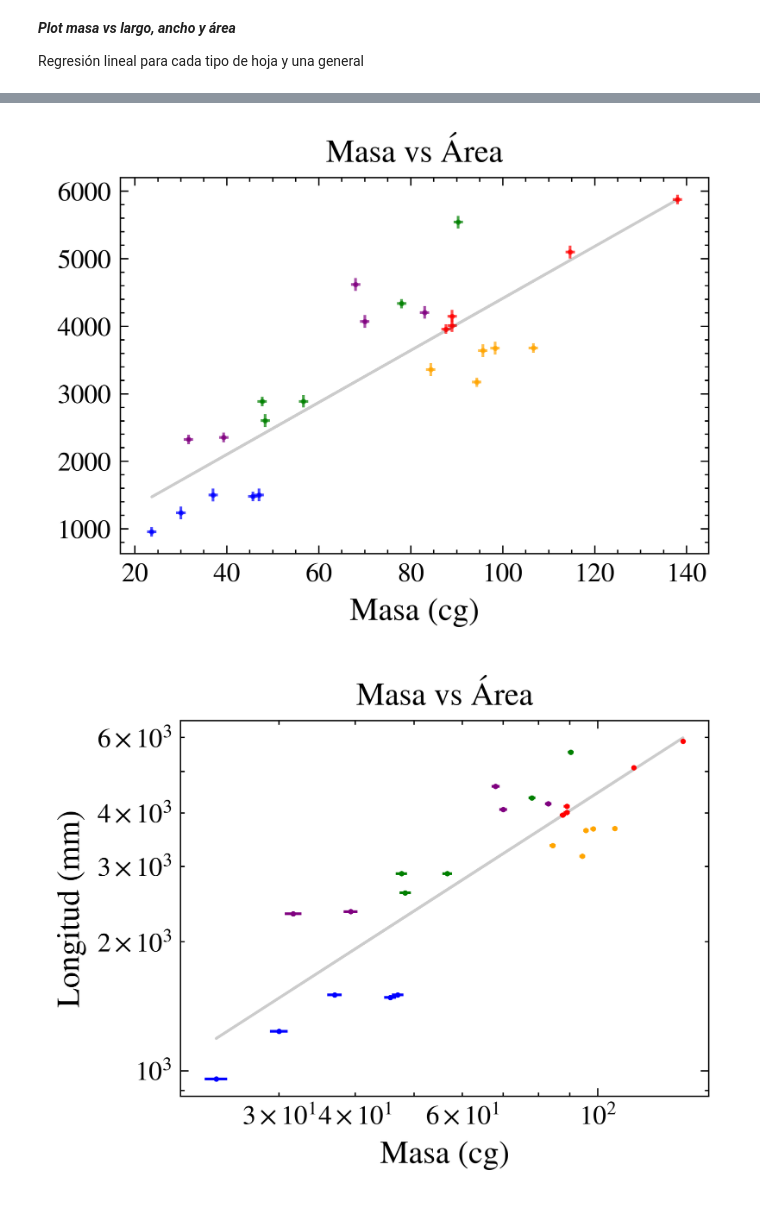
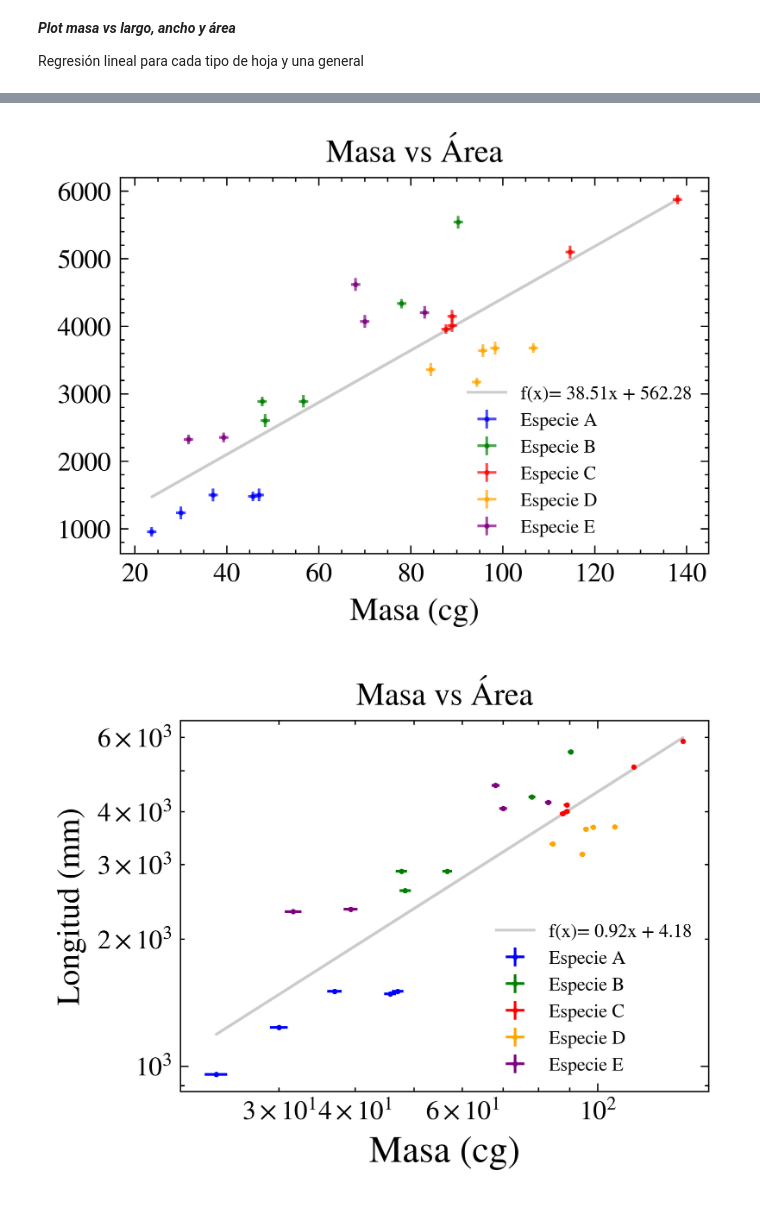
Before and after one commit to ignaschuemer7/Labo_I-Fisica_I, a Jupyter notebook: stats.ipynb, the cells around one changed output, grey strips where cells are left out. Drawn from its saved outputs; the diff is of its cells as text; code cells hidden in the pictures.

Commit message:
Update graphs

```diff
--- a/stats.ipynb
+++ b/stats.ipynb
@@ -43,16 +43,17 @@ tol = 1
 sistematicWeightError = (3* (0.1**2))**0.5
 sigmaWeightMeanError = 1
 
-clases = [(cA, 'Class A', 'blue'), (cB, 'Class B','green'), (cC, 'Class C', 'red'), (cD, 'Class D', 'orange'), (cE, 'Class E', 'purple')]
+clases = [(cA, 'Especie A', 'blue'), (cB, 'Especie B','green'), (cC, 'Especie C', 'red'), (cD, 'Especie D', 'orange'), (cE, 'Especie E', 'purple')]
 for clase in clases:
     massError = (sistematicWeightError**2 + sigmaWeightMeanError**2)**0.5
-    plt.errorbar(clase[0]['weight']*100, clase[0]['length'], xerr=massError, yerr=tol, fmt='o', label=clase[1], ms=diameter_points, color=clase[2], alpha=1)
+    plt.errorbar(clase[0]['weight']*100, clase[0]['length'], xerr=massError, yerr=tol, fmt='o', ms=diameter_points, color=clase[2], alpha=1)
     regression_coeffs = np.polyfit(clase[0]['weight']*100, clase[0]['length'], 1)
     regression_line = np.polyval(regression_coeffs, clase[0]['weight']*100)
-    plt.plot(clase[0]['weight']*100, regression_line, label='Regresión lineal', alpha=0.2, color=clase[2])
+    plt.plot(clase[0]['weight']*100, regression_line, alpha=0.2, label=f'f(x)= {regression_coeffs[0]:.2f}x + {regression_coeffs[1]:.2f}', color = clase[2])
 plt.xlabel('Masa (cg)')
 plt.ylabel('Longitud (mm)')
 plt.title('Masa vs Longitud')
+plt.legend(fontsize=8)
 plt.show()
 
 #plot only one regression
@@ -61,10 +62,11 @@ for clase in clases:
     plt.errorbar(clase[0]['weight']*100, clase[0]['length'], xerr=massError, yerr=tol, fmt='o', label=clase[1], ms=diameter_points, color=clase[2], alpha=1)
 regression_coeffs = np.polyfit(df['weight']*100, df['length'], 1)
 regression_line = np.polyval(regression_coeffs, df['weight']*100)
-plt.plot(df['weight']*100, regression_line, label='Regresión lineal', alpha=0.2, color='black')
+plt.plot(df['weight']*100, regression_line, label=f'f(x)= {regression_coeffs[0]:.2f}x + {regression_coeffs[1]:.2f}', alpha=0.2, color='black')
 plt.xlabel('Masa (cg)')
 plt.ylabel('Longitud (mm)')
 plt.title('Masa vs Longitud')
+plt.legend(fontsize=8)
 plt.show()
 
 
@@ -83,13 +85,14 @@ regression_line = np.polyval(regression_coeffs, np.log(combined_weights))
 # Convertir la recta ajustada de regresión a la escala original
 regression_line_original = np.exp(regression_line)
 
-plt.plot(combined_weights, regression_line_original, label='Regresión lineal', alpha=0.2, color='black')
+plt.plot(combined_weights, regression_line_original, alpha=0.2, color='black', label=f'f(x)= {regression_coeffs[0]:.2f}x + {regression_coeffs[1]:.2f}')
 plt.xlabel('Masa (cg)')
 plt.ylabel('Longitud (mm)')
 plt.title('Masa vs Longitud')
 # Configuración de la escala logarítmica
 plt.xscale('log')
 plt.yscale('log')
+plt.legend(fontsize=8)
 # plt.legend()
 plt.show()
 # %% [output]
@@ -99,13 +102,14 @@ plt.show()
 # %%
 for clase in clases:
     massError = (sistematicWeightError**2 + sigmaWeightMeanError**2)**0.5
-    plt.errorbar(clase[0]['weight']*100, clase[0]['width'], xerr=massError, yerr=tol, fmt='o', label=clase[1], ms=diameter_points, color=clase[2], alpha=1)
+    plt.errorbar(clase[0]['weight']*100, clase[0]['width'], xerr=massError, yerr=tol, fmt='o', ms=diameter_points, color=clase[2], alpha=1)
     regression_coeffs = np.polyfit(clase[0]['weight']*100, clase[0]['width'], 1)
     regression_line = np.polyval(regression_coeffs, clase[0]['weight']*100)
-    plt.plot(clase[0]['weight']*100, regression_line, label='Regresión lineal', alpha=0.2, color=clase[2])
+    plt.plot(clase[0]['weight']*100, regression_line, label=f'f(x)= {regression_coeffs[0]:.2f}x + {regression_coeffs[1]:.2f}', alpha=0.2, color = clase[2])
 plt.xlabel('Masa (cg)')
 plt.ylabel('Ancho (mm)')
 plt.title('Masa vs Ancho')
+plt.legend(fontsize=8)
 plt.show()
 
 #plot only one regression
@@ -114,9 +118,10 @@ for clase in clases:
     plt.errorbar(clase[0]['weight']*100, clase[0]['width'], xerr=massError, yerr=tol, fmt='o', label=clase[1], ms=diameter_points, color=clase[2], alpha=1)
 regression_coeffs = np.polyfit(df['weight']*100, df['width'], 1)
 regression_line = np.polyval(regression_coeffs, df['weight']*100)
-plt.plot(df['weight']*100, regression_line, label='Regresión lineal', alpha=0.2, color='black')
+plt.plot(df['weight']*100, regression_line, label=f'f(x)= {regression_coeffs[0]:.2f}x + {regression_coeffs[1]:.2f}', alpha=0.2, color='black')
 plt.xlabel('Masa (cg)')
 plt.ylabel('Ancho (mm)')
 plt.title('Masa vs Ancho')
+plt.legend(fontsize=7)
 plt.show()
 # %% [output]
@@ -128,12 +133,13 @@ tol = 1 #Absolut error of each sample (width and lenght) (mm)
 for clase in clases:
     sigmaArea = [((1/4 * b0 * np.pi)**2 * tol**2 +  (1/4 * a0 * np.pi)**2 * tol**2)**0.5 for a0, b0 in zip(clase[0]['width'], clase[0]['length'])]
     tol = ((sistematicWeightError)**2 + sigmaWeightMeanError**2)**0.5
-    plt.errorbar(clase[0]['weight']*100, clase[0]['area'], yerr=sigmaArea, xerr=tol, fmt='o', label=clase[1], ms=diameter_points, color=clase[2], alpha=0.7)
+    plt.errorbar(clase[0]['weight']*100, clase[0]['area'], yerr=sigmaArea, xerr=tol, fmt='o', ms=diameter_points, color=clase[2], alpha=0.7)
     regression_coeffs = np.polyfit(clase[0]['weight']*100, clase[0]['area'], 1)
     regression_line = np.polyval(regression_coeffs, clase[0]['weight']*100)
-    plt.plot(clase[0]['weight']*100, regression_line, label='Linear Regression', alpha=0.2, color=clase[2])
+    plt.plot(clase[0]['weight']*100, regression_line, label=f'f(x)= {regression_coeffs[0]:.2f}x + {regression_coeffs[1]:.2f}', alpha=0.2, color = clase[2])
 plt.xlabel('Masa (cg)')
 plt.title('Masa vs Área')
+plt.legend(fontsize=7)
 plt.show()
 
 #plot only one regression
@@ -141,9 +147,10 @@ for clase in clases:
     plt.errorbar(clase[0]['weight']*100, clase[0]['area'], yerr=sigmaArea, xerr=tol, fmt='o', label=clase[1], ms=diameter_points, color=clase[2], alpha=0.7)
 regression_coeffs = np.polyfit(df['weight']*100, df['area'], 1)
 regression_line = np.polyval(regression_coeffs, df['weight']*100)
-plt.plot(df['weight']*100, regression_line, label='Linear Regression', alpha=0.2, color='black')
+plt.plot(df['weight']*100, regression_line, label=f'f(x)= {regression_coeffs[0]:.2f}x + {regression_coeffs[1]:.2f}', alpha=0.2, color='black')
 plt.xlabel('Masa (cg)')
 plt.title('Masa vs Área')
+plt.legend(fontsize=7)
 plt.show()
 
 
@@ -158,8 +165,9 @@ regression_line = np.polyval(regression_coeffs, np.log(combined_weights))
 
 regression_line_original = np.exp(regression_line)
 
-plt.plot(combined_weights, regression_line_original, label='Regresión lineal', alpha=0.2, color='black')
-plt.xlabel('Masa (cg)')
+plt.plot(combined_weights, regression_line_original, label=f'f(x)= {regression_coeffs[0]:.2f}x + {regression_coeffs[1]:.2f}', alpha=0.2, color='black')
+plt.legend(fontsize=7)
+plt.xlabel('Masa (cg)', fontsize=14)
 plt.ylabel('Longitud (mm)')
 plt.title('Masa vs Área')
 plt.xscale('log')
@@ -170,5 +178,5 @@ plt.show()
-[figure, old version]
+[figure, new version]
-[figure, old version]
+[figure, new version]
 # %%
 #regresion raiz cuadrada
 from scipy.optimize import curve_fit
```
Also changed, not shown: parts of 5 cells of this notebook.
